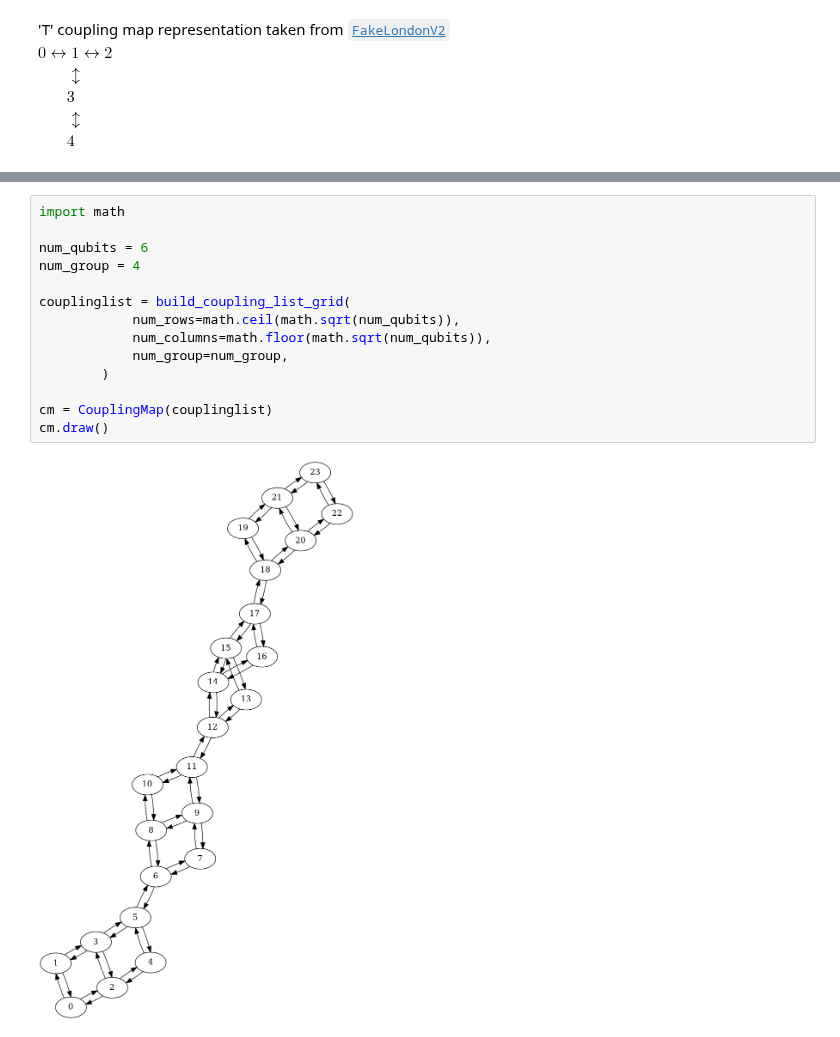
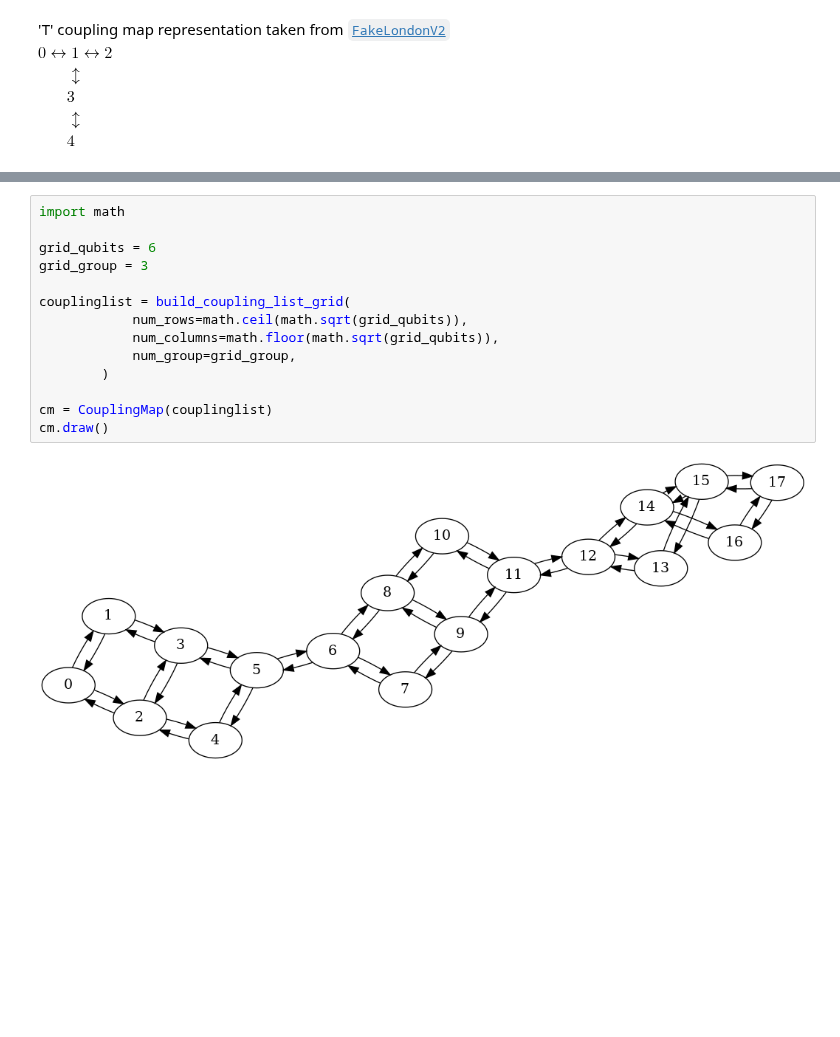
Before and after one commit to natashaval/qubit-mapping-distributed-qc, a Jupyter notebook: 0_generic_backend.ipynb, the cells around one changed output, grey strips where cells are left out. Drawn from its saved outputs; the diff is of its cells as text; blank space fills up the shorter version.

```diff
--- a/0_generic_backend.ipynb
+++ b/0_generic_backend.ipynb
@@ -137,16 +135,16 @@ display(cm_t_vertical.draw())
 # %%
 import math
 
-num_qubits = 6
-num_group = 4
+grid_qubits = 6
+grid_group = 3
 
 couplinglist = build_coupling_list_grid(
-            num_rows=math.ceil(math.sqrt(num_qubits)),
-            num_columns=math.floor(math.sqrt(num_qubits)),
-            num_group=num_group,
+            num_rows=math.ceil(math.sqrt(grid_qubits)),
+            num_columns=math.floor(math.sqrt(grid_qubits)),
+            num_group=grid_group,
         )
 
 cm = CouplingMap(couplinglist)
 cm.draw()
 # %% [output]
-[figure, old version]
+[figure, new version]
```
Also changed, not shown: parts of 9 cells of this notebook, 7 other files.
